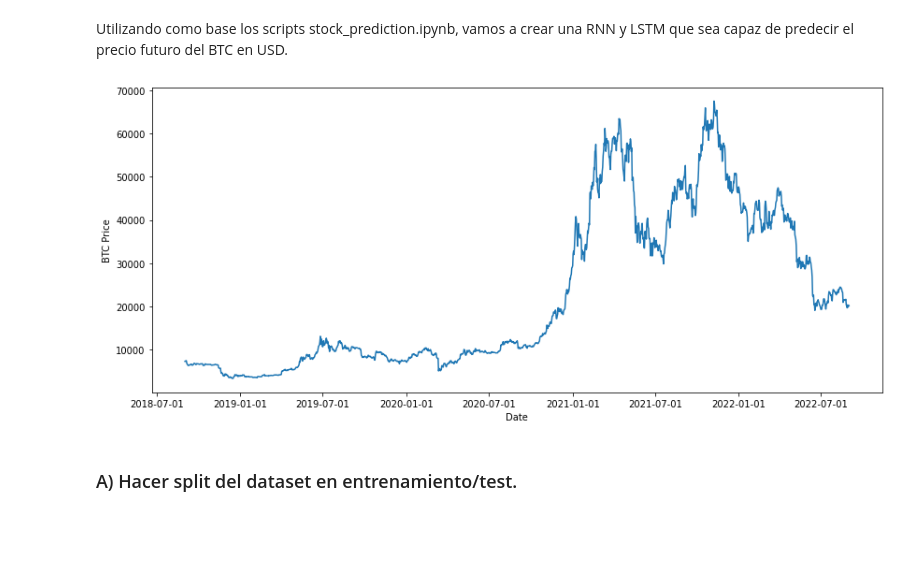
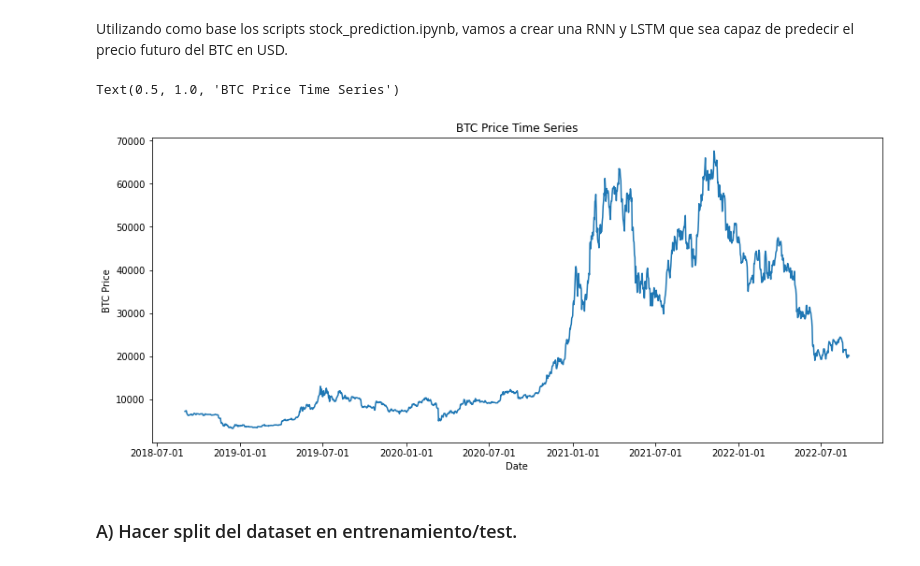
Before and after one commit to lucasargento/deeplearningfiubatps, a Jupyter notebook: TP2/TP2 - 1.0.ipynb, the cells around one changed output. Drawn from its saved outputs; the diff is of its cells as text; code cells hidden in the pictures; blank space fills up the shorter version.

```diff
--- a/TP2/TP2 - 1.0.ipynb
+++ b/TP2/TP2 - 1.0.ipynb
@@ -152,20 +159,22 @@ df = pd.read_csv('Datasets/BTC-USD.csv')
 # %%
 import matplotlib.dates as mdates
 import datetime
 
 fmt = mdates.DateFormatter('%Y-%m-%d')
 x_date = [datetime.datetime.strptime(i, '%Y-%m-%d') for i in df.Date]
 
 fig, ax = plt.subplots(figsize=(14, 6))
 
 plt.plot(x_date, df.Close)
 plt.xticks(rotation=0)
 ax.xaxis.set_major_formatter(fmt)
 
 plt.xlabel('Date')
 plt.ylabel('BTC Price');
+plt.title("BTC Price Time Series")
 # %% [output]
+Text(0.5, 1.0, 'BTC Price Time Series')
-[figure, old version]
+[figure, new version]
 # %% [markdown]
 ### A) Hacer split del dataset en entrenamiento/test.
 # %% [markdown]
```
Also changed, not shown: parts of 3 cells of this notebook.
